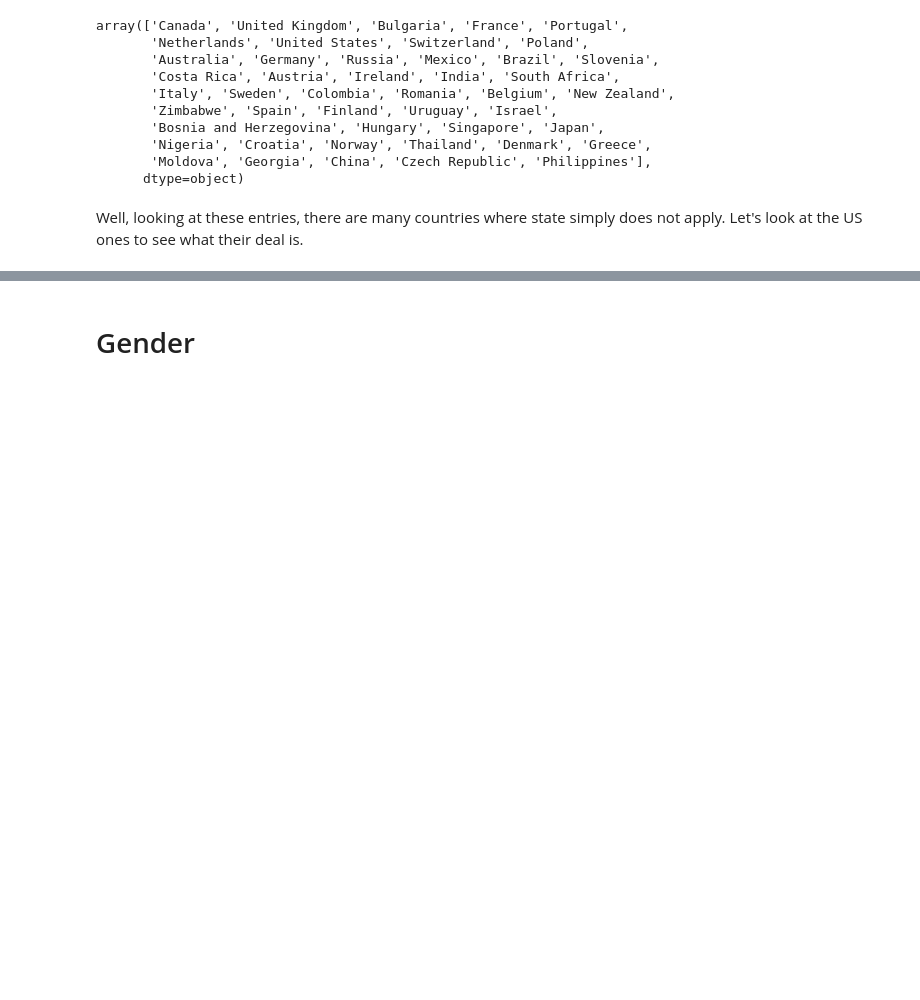
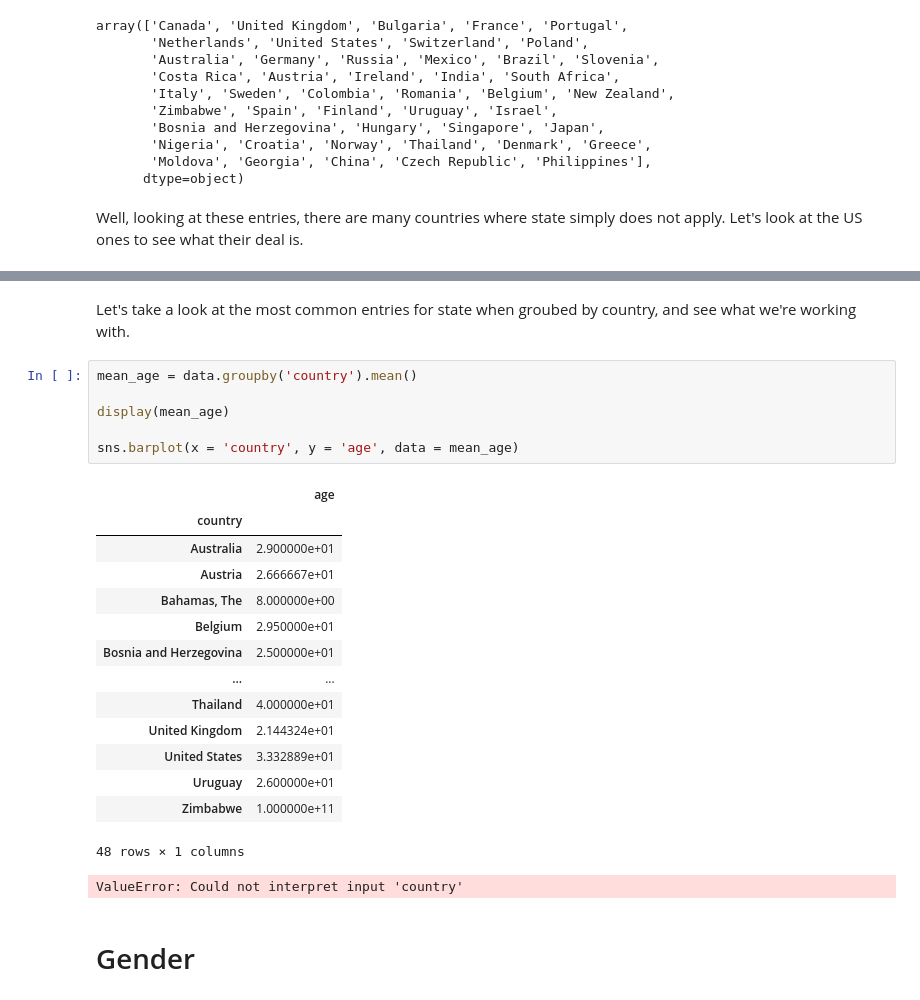
Before and after one commit to evan-freeman/data-science, a Jupyter notebook: Mental Health in Tech.ipynb, the cells around one changed output, grey strips where cells are left out. Saved outputs shown, nothing was run; the diff lists cells and outputs as text; blank space fills up the shorter version.

```diff
--- a/Mental Health in Tech.ipynb
+++ b/Mental Health in Tech.ipynb
@@ -212,3 +197,27 @@ display(data.loc[mask])
+# %% [markdown]
+Let's take a look at the most common entries for state when groubed by country, and see what we're working with.
+# %%
+mean_age = data.groupby('country').mean()
+
+display(mean_age)
+
+sns.barplot(x = 'country', y = 'age', data = mean_age)
+# %% [output]
+|  | age |
+| country |  |
+| Australia | 2.900000e+01 |
+| Austria | 2.666667e+01 |
+| Bahamas, The | 8.000000e+00 |
+| Belgium | 2.950000e+01 |
+| Bosnia and Herzegovina | 2.500000e+01 |
+| ... | ... |
+| Thailand | 4.000000e+01 |
+| United Kingdom | 2.144324e+01 |
+| United States | 3.332889e+01 |
+| Uruguay | 2.600000e+01 |
+| Zimbabwe | 1.000000e+11 |
+48 rows × 1 columns
+ValueError: Could not interpret input 'country'
 # %% [markdown]
 # Gender
 # %% [markdown]
```
Also changed, not shown: parts of 18 cells of this notebook.
